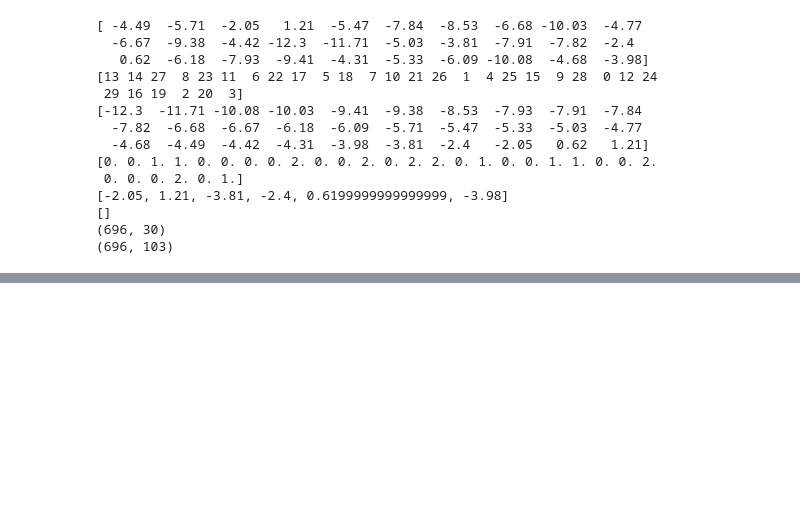
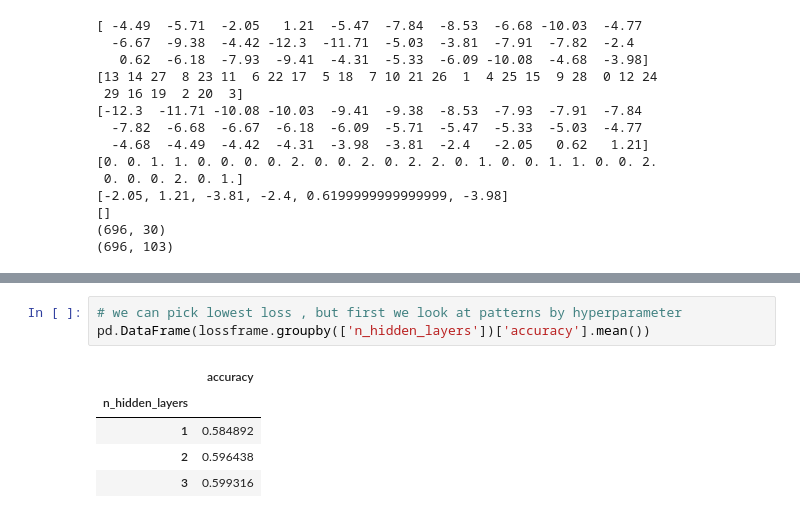
Before and after one commit to druce/Machine-learning-for-financial-market-prediction, a Jupyter notebook: Replicate Paper by Rapach, Strauss, Tu, Zhou-NN Classification.ipynb, the cells around one changed output, grey strips where cells are left out. Saved outputs shown, nothing was run; the diff lists cells and outputs as text; blank space fills up the shorter version.

```diff
--- a/Replicate Paper by Rapach, Strauss, Tu, Zhou-NN Classification.ipynb
+++ b/Replicate Paper by Rapach, Strauss, Tu, Zhou-NN Classification.ipynb
@@ -843,0 +638,9 @@ plot_matrix(lossframe, "n_hidden_layers", "layer_size", x_suffix=" units", y_suf
+# %%
+# we can pick lowest loss , but first we look at patterns by hyperparameter
+pd.DataFrame(lossframe.groupby(['n_hidden_layers'])['accuracy'].mean())
+# %% [output]
+|  | accuracy |
+| n_hidden_layers |  |
+| 1 | 0.584892 |
+| 2 | 0.596438 |
+| 3 | 0.599316 |
```
Also changed, not shown: parts of 65 cells of this notebook, 1 other file.
